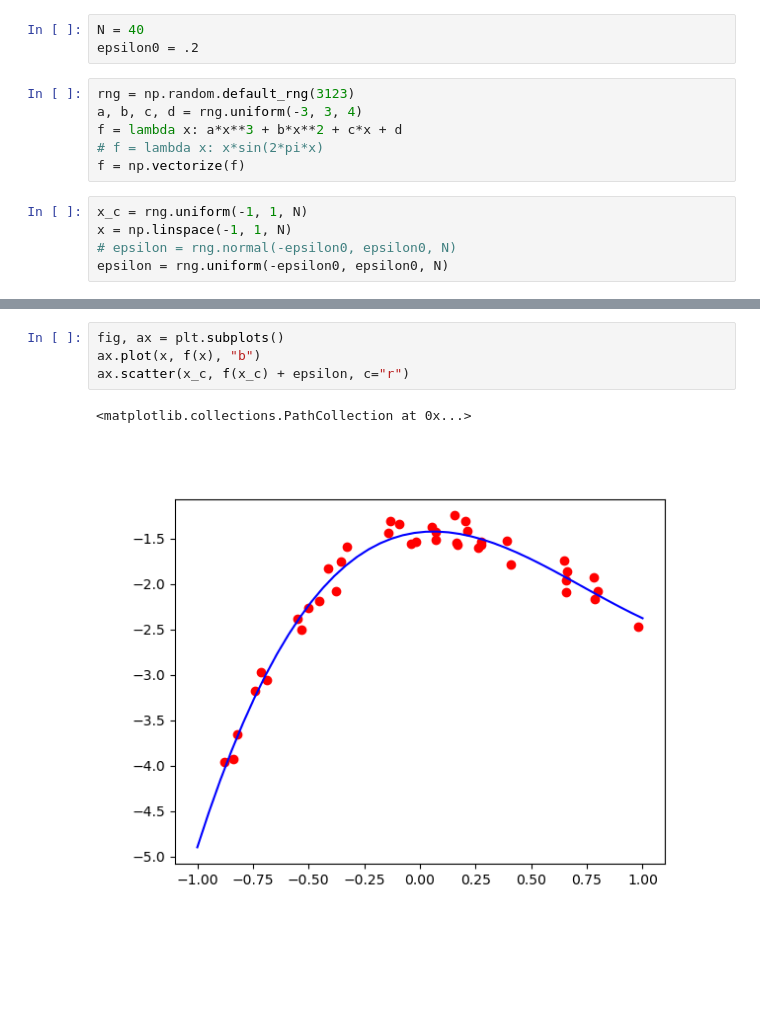
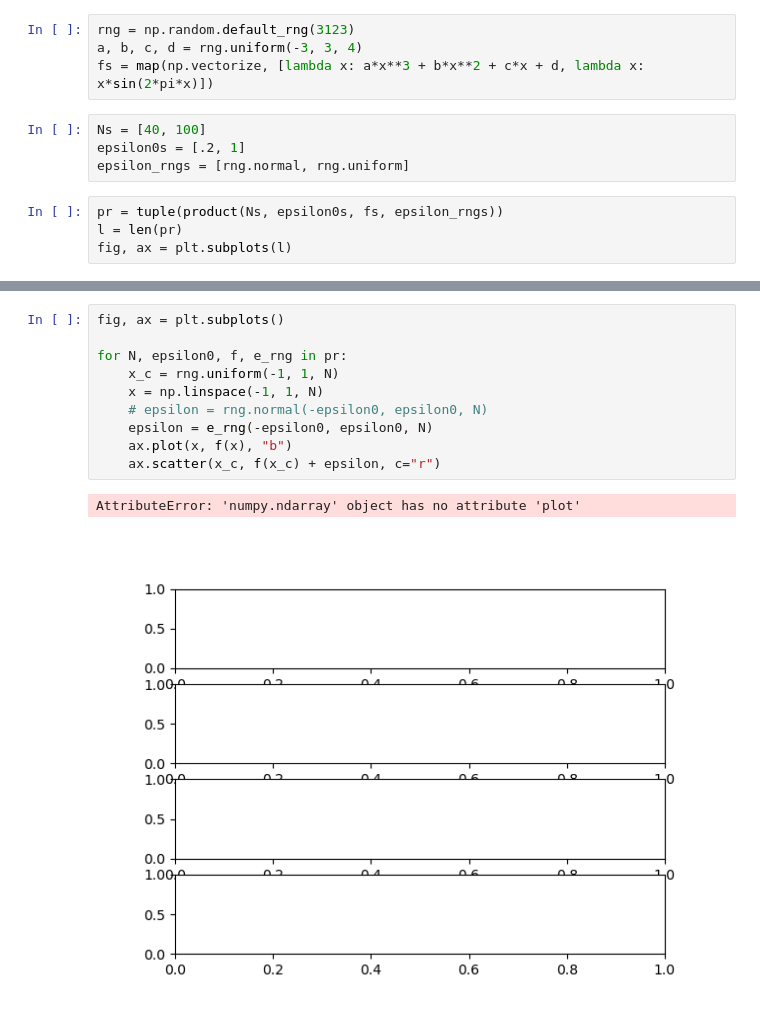
Before and after one commit to Alex1um/tmml, a Jupyter notebook: 1.ipynb, the cells around one changed output, grey strips where cells are left out. Drawn from its saved outputs; the diff is of its cells as text; blank space fills up the shorter version.

Commit message:
product

```diff
--- a/1.ipynb
+++ b/1.ipynb
@@ -6,14 +7,12 @@ from math import *
-# %%
-N = 40
-epsilon0 = .2
 # %%
 rng = np.random.default_rng(3123)
 a, b, c, d = rng.uniform(-3, 3, 4)
-f = lambda x: a*x**3 + b*x**2 + c*x + d
-# f = lambda x: x*sin(2*pi*x)
-f = np.vectorize(f)
+fs = map(np.vectorize, [lambda x: a*x**3 + b*x**2 + c*x + d, lambda x: x*sin(2*pi*x)])
+# %%
+Ns = [40, 100]
+epsilon0s = [.2, 1]
+epsilon_rngs = [rng.normal, rng.uniform]
 # %%
-x_c = rng.uniform(-1, 1, N)
-x = np.linspace(-1, 1, N)
-# epsilon = rng.normal(-epsilon0, epsilon0, N)
-epsilon = rng.uniform(-epsilon0, epsilon0, N)
+pr = tuple(product(Ns, epsilon0s, fs, epsilon_rngs))
+l = len(pr)
+fig, ax = plt.subplots(l)
@@ -39,7 +19,13 @@ f(x_c) + epsilon, x_c
 # %%
 fig, ax = plt.subplots()
-ax.plot(x, f(x), "b")
-ax.scatter(x_c, f(x_c) + epsilon, c="r")
+
+for N, epsilon0, f, e_rng in pr:
+    x_c = rng.uniform(-1, 1, N)
+    x = np.linspace(-1, 1, N)
+    # epsilon = rng.normal(-epsilon0, epsilon0, N)
+    epsilon = e_rng(-epsilon0, epsilon0, N)
+    ax.plot(x, f(x), "b")
+    ax.scatter(x_c, f(x_c) + epsilon, c="r")
 # %% [output]
-<matplotlib.collections.PathCollection at 0x...>
+AttributeError: 'numpy.ndarray' object has no attribute 'plot'
-[figure, old version]
+[figure, new version]
```
Also changed, not shown: parts of 2 cells of this notebook.
